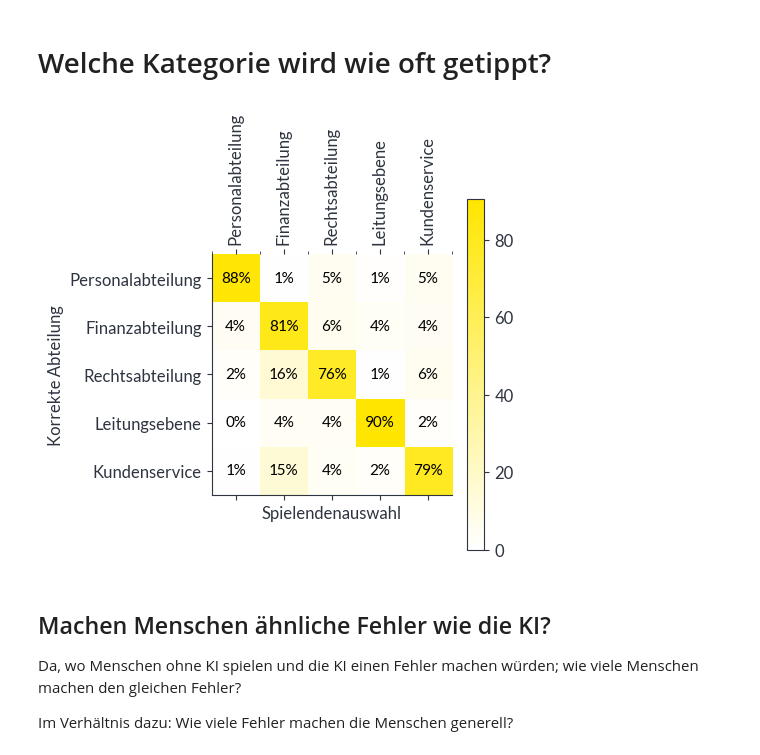
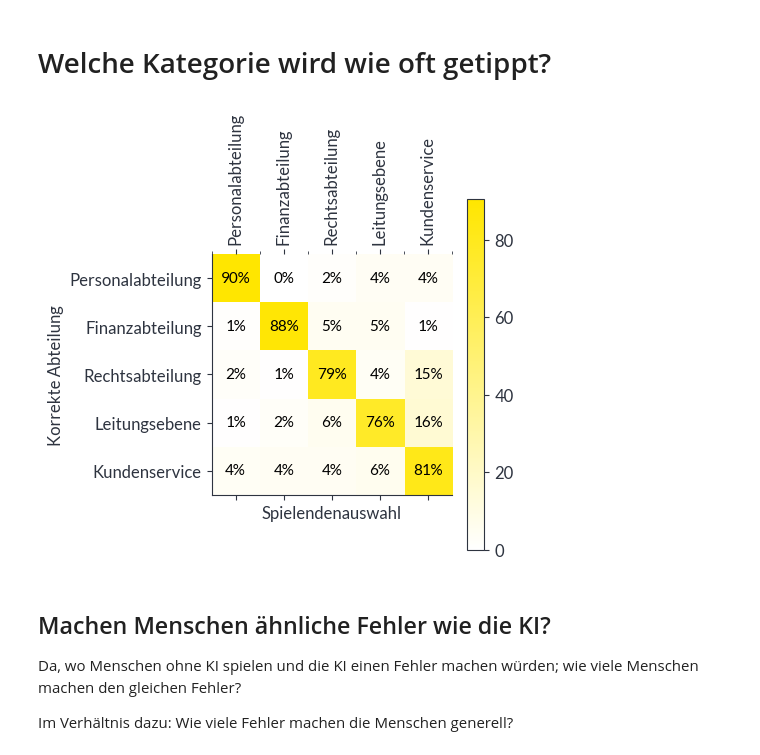
Before and after one commit to anacision-de/postkorb-panic, a Jupyter notebook: analysis/Analysis.ipynb, the cells around one changed output. Drawn from its saved outputs; the diff is of its cells as text; code cells hidden in the pictures.

```diff
--- a/analysis/Analysis.ipynb
+++ b/analysis/Analysis.ipynb
@@ -401,7 +404,9 @@ possible_depts = [
 incorrect_feedback = feedback_data[["correctDept", "playerChoice"]]
 
 conf_matrix = confusion_matrix(
-    incorrect_feedback["correctDept"], incorrect_feedback["playerChoice"]
+    incorrect_feedback["correctDept"],
+    incorrect_feedback["playerChoice"],
+    labels=possible_depts,
 )
 conf_matrix_normalized = (
     conf_matrix.astype("float") / conf_matrix.sum(axis=1)[:, np.newaxis] * 100
@@ -425,34 +430,34 @@ cax = ax.matshow(matrix, cmap=custom_cmap)
 
 # Colorbar
 fig.colorbar(cax)
 
 # Achsentitel
 ax.set_xlabel("Spielendenauswahl", fontsize=12)
 ax.set_ylabel("Korrekte Abteilung", fontsize=12)
 
 # Achsenticks und -labels
 ax.set_xticks(np.arange(len(labels)))
 ax.set_yticks(np.arange(len(labels)))
 ax.set_xticklabels(labels, rotation=90, ha="center", va="bottom")
 ax.set_yticklabels(labels)
 
 # Gitterlinien entfernen
 ax.set_xticks(np.arange(len(labels) + 1) - 0.5, minor=True)
 ax.set_yticks(np.arange(len(labels) + 1) - 0.5, minor=True)
 ax.grid(False)  # Hauptgrid aus
 ax.tick_params(which="minor", bottom=False, left=False)  # Minorticks aus
 
 # Zellwerte eintragen
 for (i, j), val in np.ndenumerate(matrix):
     ax.text(j, i, f"{val:.0f}%", fontsize=11, va="center", ha="center", color="black")
 
 plt.tight_layout()
 
 # PDF exportieren
 plt.savefig("./bilder/Konfusionsmatrix.pdf")
 plt.show()
 # %% [output]
-[figure, old version]
+[figure, new version]
 # %% [markdown]
 ## Machen Menschen ähnliche Fehler wie die KI?
 
```
Also changed, not shown: parts of 2 cells of this notebook, 6 other files.
